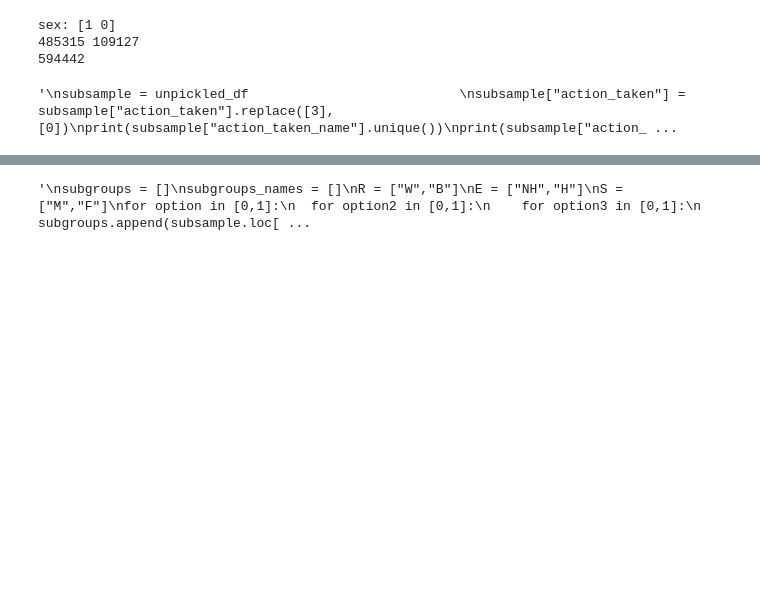
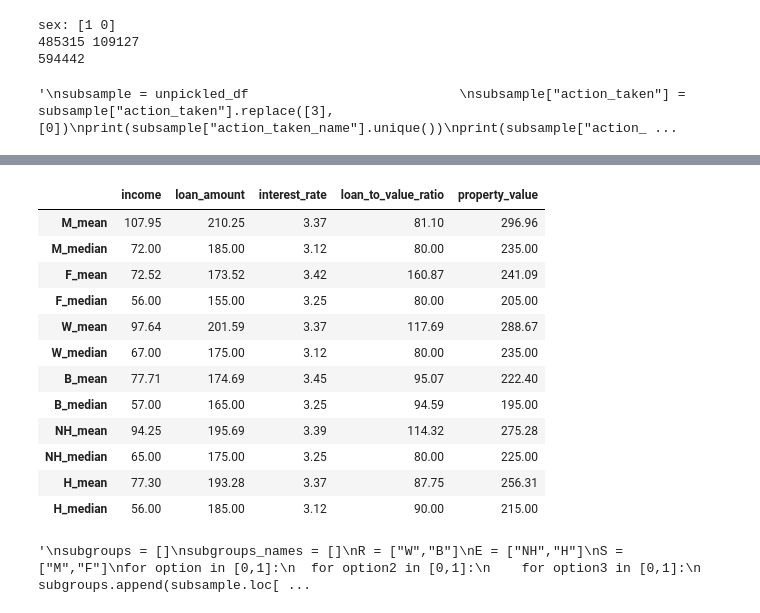
Before and after one commit to quimHM/QHM_TFG_repository, a Jupyter notebook: HMDA_test.ipynb, the cells around one changed output, grey strips where cells are left out. Cells and saved outputs as stored; diff of their text form; code cells hidden in the pictures; blank space fills up the shorter version.

Commit message:
All mixture models result in very poor accuracy, DualFair's table 1 replicated

```diff
--- a/HMDA_test.ipynb
+++ b/HMDA_test.ipynb
@@ -275,0 +351,33 @@ contribution to total amount   : [0.519, 0.228, 0.027, 0.013, 0.108, 0.101, 0.00
+# %%
+names_groups = {"derived_sex":["M","F"],"derived_race":["W","B"],"derived_ethnicity":["NH","H"]}
+features = ["income","loan_amount","interest_rate", "loan_to_value_ratio", "property_value"]
+# %%
+dic_groups = {}
+for s in names_groups.keys():
+  for option in [0,1]:
+    dic_features = {}
+    for f in features:
+      dic_stats = {}
+      dic_stats["mean"] = subsample.loc[subsample[s]==option][f].mean()
+      dic_stats["median"] = subsample.loc[subsample[s]==option][f].median()
+      dic_features[f]=dic_stats
+    dic_groups[names_groups[s][option]] = dic_features
+# %%
+dic_features = {}
+for f in features:
+    dic_groups = {}
+    for s in names_groups.keys():
+      for option in [0,1]:
+        dic_stats = {}
+        div = 1
+        if (f in ["loan_amount","property_value"]):
+          div=1000
+        #dic_stats["mean"] = round(subsample.loc[subsample[s]==option][f].mean()/div,2)
+        #dic_stats["median"] = round(subsample.loc[subsample[s]==option][f].median()/div,2)
+        for stat in ["mean","median"]:
+          if (stat=="mean"):
+            dic_stats = round(subsample.loc[subsample[s]==option][f].mean()/div,2)
+          elif (stat=="median"):
+            dic_stats = round(subsample.loc[subsample[s]==option][f].median()/div,2)
+          dic_groups[names_groups[s][option]+"_"+stat] = dic_stats
+    dic_features[f] = dic_groups
@@ -276,3 +395,20 @@ contribution to total amount   : [0.519, 0.228, 0.027, 0.013, 0.108, 0.101, 0.00
+# %%
+table1 = pd.DataFrame(data=dic_features)
+table1
+# %% [output]
+|  | income | loan_amount | interest_rate | loan_to_value_ratio | property_value |
+| M_mean | 107.95 | 210.25 | 3.37 | 81.10 | 296.96 |
+| M_median | 72.00 | 185.00 | 3.12 | 80.00 | 235.00 |
+| F_mean | 72.52 | 173.52 | 3.42 | 160.87 | 241.09 |
+| F_median | 56.00 | 155.00 | 3.25 | 80.00 | 205.00 |
+| W_mean | 97.64 | 201.59 | 3.37 | 117.69 | 288.67 |
+| W_median | 67.00 | 175.00 | 3.12 | 80.00 | 235.00 |
+| B_mean | 77.71 | 174.69 | 3.45 | 95.07 | 222.40 |
+| B_median | 57.00 | 165.00 | 3.25 | 94.59 | 195.00 |
+| NH_mean | 94.25 | 195.69 | 3.39 | 114.32 | 275.28 |
+| NH_median | 65.00 | 175.00 | 3.25 | 80.00 | 225.00 |
+| H_mean | 77.30 | 193.28 | 3.37 | 87.75 | 256.31 |
+| H_median | 56.00 | 185.00 | 3.12 | 90.00 | 215.00 |
 # %%
 """
 subgroups = []
```
Also changed, not shown: parts of 21 cells of this notebook.
